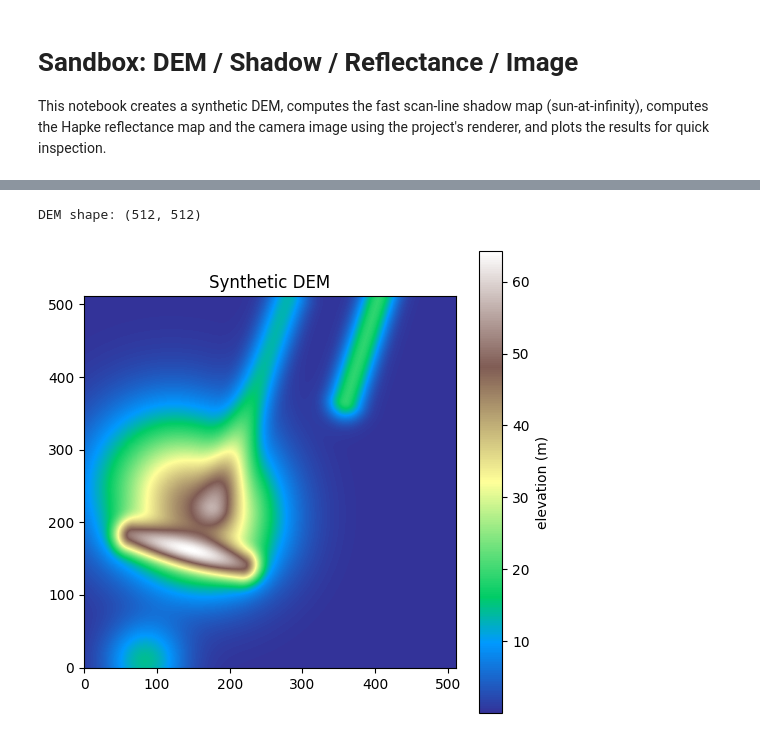
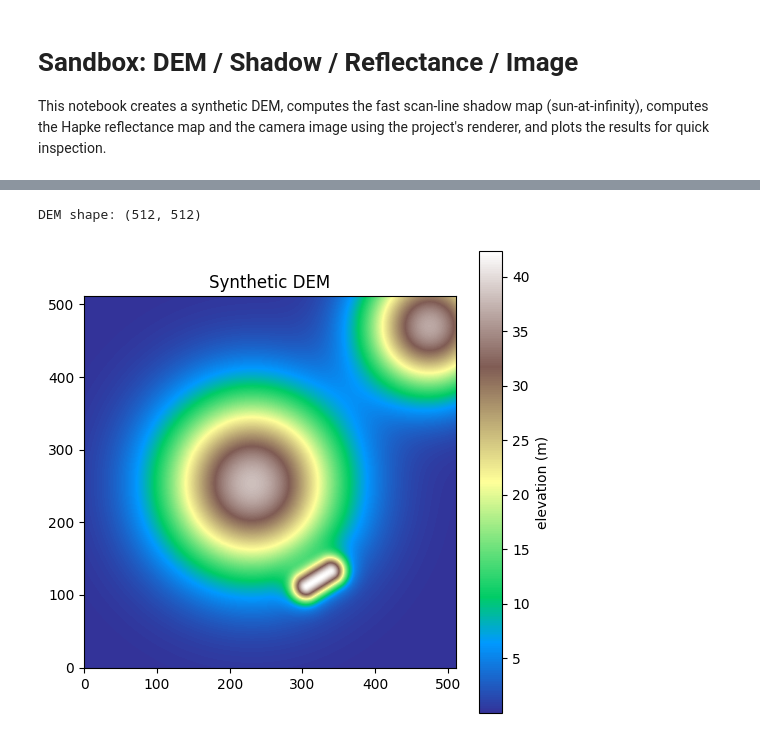
Before and after one commit to FrederikWurtz/thesis, a Jupyter notebook: master/notebooks/sandbox_scanline_shadow_map.ipynb, the cells around one changed output, grey strips where cells are left out. Drawn from its saved outputs; the diff is of its cells as text; code cells hidden in the pictures.

```diff
--- a/master/notebooks/sandbox_scanline_shadow_map.ipynb
+++ b/master/notebooks/sandbox_scanline_shadow_map.ipynb
@@ -35,18 +35,40 @@ ModuleNotFoundError: No module named 'matplotlib'
 # %%
 # Create a synthetic DEM and show it
 # We use the project's generator so the DEM looks like what training uses
-np.random.seed(10)
-dem = generate_synthetic_dem(size=DEM_SIZE, n_craters=0, n_ridges=3, n_hills=3, seed=91, flat_bottom=True)
+np.random.seed(20)
+dem_size = 512
+n_craters = 0
+n_ridges = 1
+n_hills = 2
+crater_depth_range = (20, 50)
+crater_radius_range = (30, 80)
+ridge_height_range = (30, 40)
+ridge_length_range = (0.05, 0.1)
+ridge_width_range = (0.05, 0.1)
+hill_height_range = (30, 40)
+hill_sigma_range = (0.5, 0.1)
+
+dem = _generate_synthetic_dem(size=dem_size,
+                                    n_craters=n_craters,
+                                    n_ridges=n_ridges,
+                                    n_hills=n_hills,
+                                    crater_depth_range=crater_depth_range,
+                                    crater_radius_range=crater_radius_range,
+                                    ridge_height_range=ridge_height_range,
+                                    ridge_length_range=ridge_length_range,
+                                    ridge_width_range=ridge_width_range,
+                                    hill_height_range=hill_height_range,
+                                    hill_sigma_range=hill_sigma_range)
 print('DEM shape:', dem.shape)
 
 plt.figure(figsize=(6,6))
 plt.imshow(dem, cmap='terrain', origin='lower')
 plt.title('Synthetic DEM')
 plt.colorbar(label='elevation (m)')
 plt.show()
 # %% [output]
 DEM shape: (512, 512)
-[figure, old version]
+[figure, new version]
 # %%
 def compute_shadow_map(dem_array, sun_az_deg, sun_el_deg, cellsize=1, clean=True, neighborhood_size=6, neighborhood_threshold=0.5):
     """
```
Also changed, not shown: parts of 4 cells of this notebook, 2 other files.
